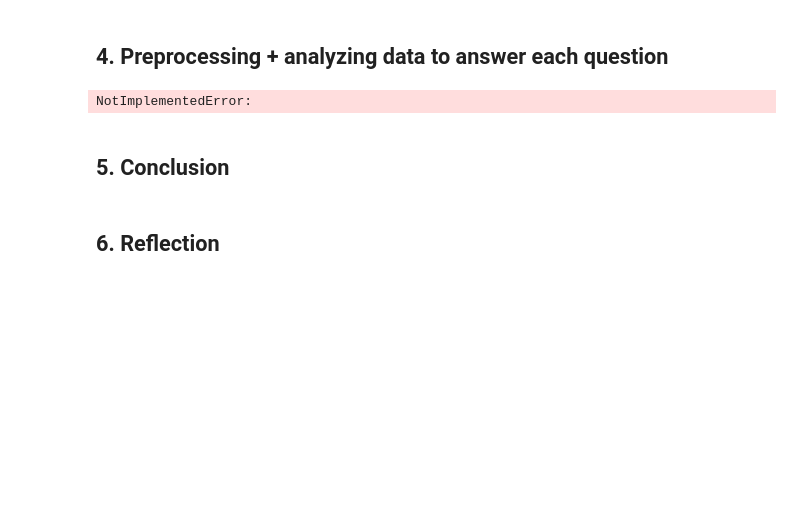
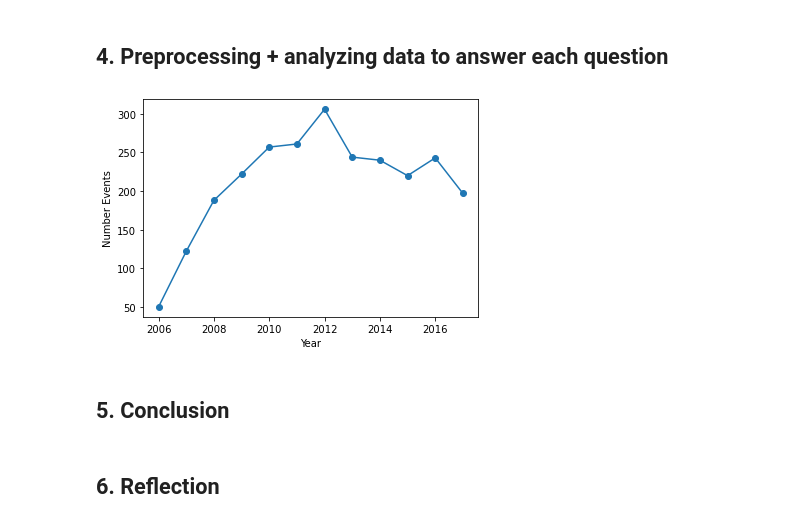
Before and after one commit to devlmhieu7521/LTKHDL_Final, a Jupyter notebook: project_final.ipynb, the cells around one changed output. Saved outputs shown, nothing was run; the diff lists cells and outputs as text; code cells hidden in the pictures; blank space fills up the shorter version.

```diff
--- a/project_final.ipynb
+++ b/project_final.ipynb
@@ -266,9 +213,11 @@ a[a['speaker_occupation'].isin(['Economist'])]
 # %% [markdown]
 ## 4. Preprocessing + analyzing data to answer each question
 # %%
-raise NotImplementedError()
+ted_df['year'] = pd.DatetimeIndex(ted_df['published_date']).year
+Q1 = ted_df.groupby('year')['event'].count()
+Q1.plot.line(ylabel = 'Number Events', xlabel = 'Year', marker='o');
 # %% [output]
-NotImplementedError:
+[figure, added]
 # %% [markdown]
 ## 5. Conclusion
 # %% [markdown]
```
Also changed, not shown: parts of 15 cells of this notebook.
